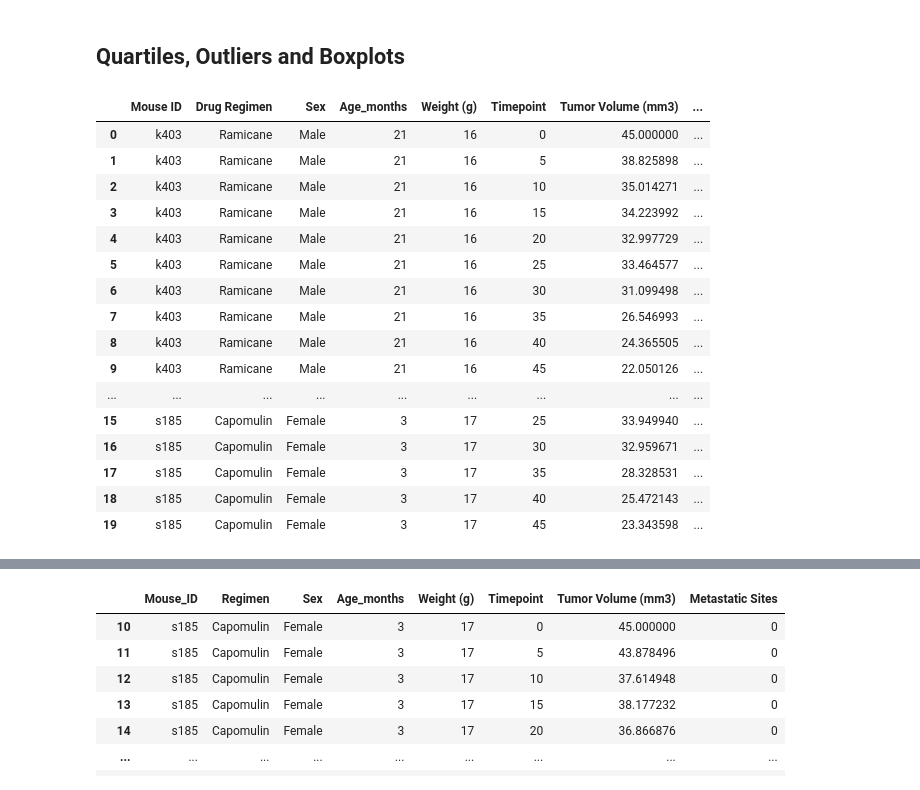
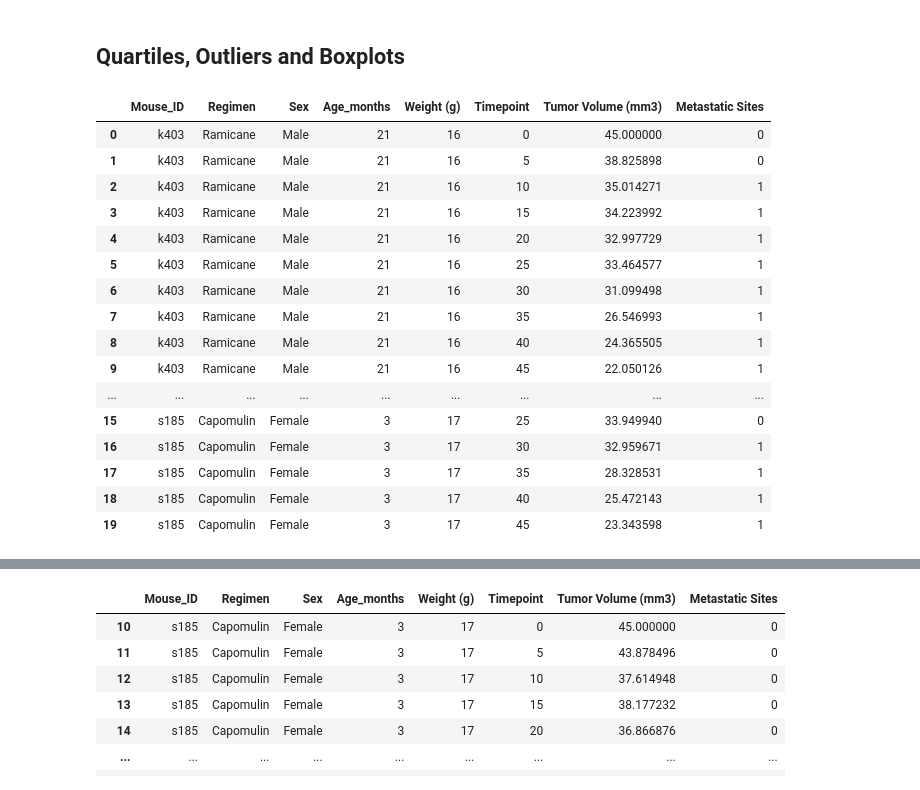
Before and after one commit to crchunn/plotpower, a Jupyter notebook: Instructions/Pymaceuticals/pymaceuticals_starter.ipynb, the cells around one changed output, grey strips where cells are left out. Cells and saved outputs as stored; diff of their text form; code cells hidden in the pictures.

```diff
--- a/Instructions/Pymaceuticals/pymaceuticals_starter.ipynb
+++ b/Instructions/Pymaceuticals/pymaceuticals_starter.ipynb
@@ -38,3 +38,6 @@ mousemerge_df
 | 1891 | z969 | Naftisol | Male | 9 | 30 | 40 | 70.314904 | ... |
 | 1892 | z969 | Naftisol | Male | 9 | 30 | 45 | 73.867845 | ... |
 1893 rows × 8 columns
+# %%
+mousemerge_df = mousemerge_df.rename(columns={'Mouse ID': 'Mouse_ID', 'Drug Regimen': 'Regimen'})
+mousemerge_df
@@ -90,4 +105,4 @@ mousemerge_df[mousemerge_df.duplicated() ==True].head()
 # %%
 # Create a clean DataFrame by dropping the duplicate mouse by its ID.
-#mouse_drop_df = mousemerge_df.drop(Mouse_ID = 'g989')
-#mouse_drop_df
+clean_df = mousemerge_df.drop_duplicates(subset=['Mouse_ID', 'Timepoint'], keep='first')
+clean_df
@@ -247,25 +289,25 @@ plt.pie(sex_pd, labels=gender, autopct="%1.1f%%", shadow=True, startangle=140)
 # %% [markdown]
 ## Quartiles, Outliers and Boxplots
 # %%
-mousemerge_df.head(20)
+clean_df.head(20)
 # %% [output]
-|  | Mouse ID | Drug Regimen | Sex | Age_months | Weight (g) | Timepoint | Tumor Volume (mm3) | ... |
-| 0 | k403 | Ramicane | Male | 21 | 16 | 0 | 45.000000 | ... |
-| 1 | k403 | Ramicane | Male | 21 | 16 | 5 | 38.825898 | ... |
-| 2 | k403 | Ramicane | Male | 21 | 16 | 10 | 35.014271 | ... |
-| 3 | k403 | Ramicane | Male | 21 | 16 | 15 | 34.223992 | ... |
-| 4 | k403 | Ramicane | Male | 21 | 16 | 20 | 32.997729 | ... |
-| 5 | k403 | Ramicane | Male | 21 | 16 | 25 | 33.464577 | ... |
-| 6 | k403 | Ramicane | Male | 21 | 16 | 30 | 31.099498 | ... |
-| 7 | k403 | Ramicane | Male | 21 | 16 | 35 | 26.546993 | ... |
-| 8 | k403 | Ramicane | Male | 21 | 16 | 40 | 24.365505 | ... |
-| 9 | k403 | Ramicane | Male | 21 | 16 | 45 | 22.050126 | ... |
+|  | Mouse_ID | Regimen | Sex | Age_months | Weight (g) | Timepoint | Tumor Volume (mm3) | Metastatic Sites |
+| 0 | k403 | Ramicane | Male | 21 | 16 | 0 | 45.000000 | 0 |
+| 1 | k403 | Ramicane | Male | 21 | 16 | 5 | 38.825898 | 0 |
+| 2 | k403 | Ramicane | Male | 21 | 16 | 10 | 35.014271 | 1 |
+| 3 | k403 | Ramicane | Male | 21 | 16 | 15 | 34.223992 | 1 |
+| 4 | k403 | Ramicane | Male | 21 | 16 | 20 | 32.997729 | 1 |
+| 5 | k403 | Ramicane | Male | 21 | 16 | 25 | 33.464577 | 1 |
+| 6 | k403 | Ramicane | Male | 21 | 16 | 30 | 31.099498 | 1 |
+| 7 | k403 | Ramicane | Male | 21 | 16 | 35 | 26.546993 | 1 |
+| 8 | k403 | Ramicane | Male | 21 | 16 | 40 | 24.365505 | 1 |
+| 9 | k403 | Ramicane | Male | 21 | 16 | 45 | 22.050126 | 1 |
 | ... | ... | ... | ... | ... | ... | ... | ... | ... |
-| 15 | s185 | Capomulin | Female | 3 | 17 | 25 | 33.949940 | ... |
-| 16 | s185 | Capomulin | Female | 3 | 17 | 30 | 32.959671 | ... |
-| 17 | s185 | Capomulin | Female | 3 | 17 | 35 | 28.328531 | ... |
-| 18 | s185 | Capomulin | Female | 3 | 17 | 40 | 25.472143 | ... |
-| 19 | s185 | Capomulin | Female | 3 | 17 | 45 | 23.343598 | ... |
+| 15 | s185 | Capomulin | Female | 3 | 17 | 25 | 33.949940 | 0 |
+| 16 | s185 | Capomulin | Female | 3 | 17 | 30 | 32.959671 | 1 |
+| 17 | s185 | Capomulin | Female | 3 | 17 | 35 | 28.328531 | 1 |
+| 18 | s185 | Capomulin | Female | 3 | 17 | 40 | 25.472143 | 1 |
+| 19 | s185 | Capomulin | Female | 3 | 17 | 45 | 23.343598 | 1 |
 # %%
 # Calculate the final tumor volume of each mouse across four of the most promising treatment regimens.
 # %%
```
Also changed, not shown: parts of 29 cells of this notebook.
